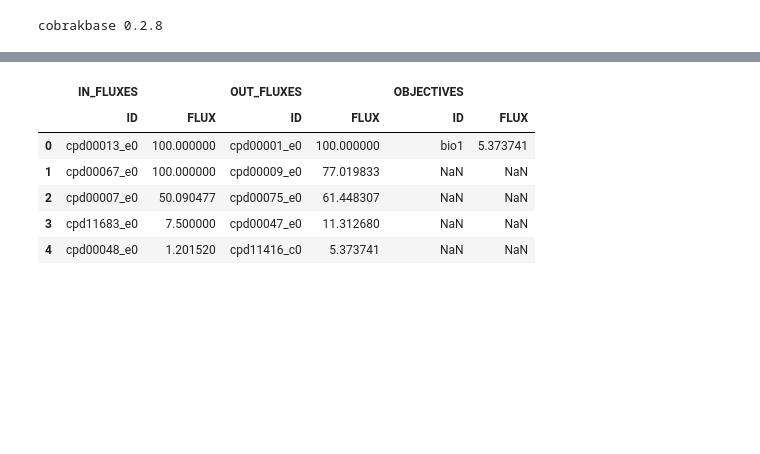
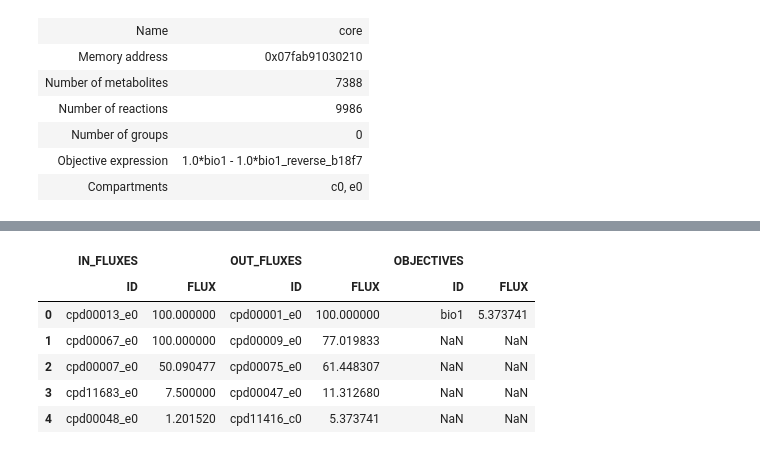
Before and after one commit to ModelSEED/ProjectNotebooks, a Jupyter notebook: CommunityModeling/AimeeCommunityFBA2.ipynb, the cells around one changed output, grey strips where cells are left out. Saved outputs shown, nothing was run; the diff lists cells and outputs as text; code cells hidden in the pictures; blank space fills up the shorter version.

```diff
--- a/CommunityModeling/AimeeCommunityFBA2.ipynb
+++ b/CommunityModeling/AimeeCommunityFBA2.ipynb
@@ -1,16 +1,31 @@
 # %%
 import cobra
 import cplex
 import optlang
 import sys
+import json
 import logging
 from configparser import ConfigParser
 config = ConfigParser()
 config.read("config.cfg")
 paths = config.get("script", "syspaths").split(";")
 for path in paths:
     sys.path.append(path)
 import cobrakbase
-from modelseedpy import MSPackageManager, FBAHelper, MSBuilder
+from cobrakbase.core.kbasefba.newmodeltemplate_builder import NewModelTemplateBuilder
+from modelseedpy import MSCommunity,MSATPCorrection,MSPackageManager, FBAHelper, MSBuilder, MSGapfill
+from modelseedpy.helpers import get_template
+
+kbase_api = cobrakbase.KBaseAPI()
+core = NewModelTemplateBuilder.from_dict(kbase_api.get_object("GramNegModelTemplateV3","NewKBaseModelTemplates"), None).build()
+model = MSBuilder.build_full_template_model(core,model_id = "core",index = '0')
+
+model
 # %% [output]
-cobrakbase 0.2.8
+| Name | core |
+| Memory address | 0x07fab91030210 |
+| Number of metabolites | 7388 |
+| Number of reactions | 9986 |
+| Number of groups | 0 |
+| Objective expression | 1.0*bio1 - 1.0*bio1_reverse_b18f7 |
+| Compartments | c0, e0 |
```
Also changed, not shown: parts of 5 cells of this notebook, 21 other files.
